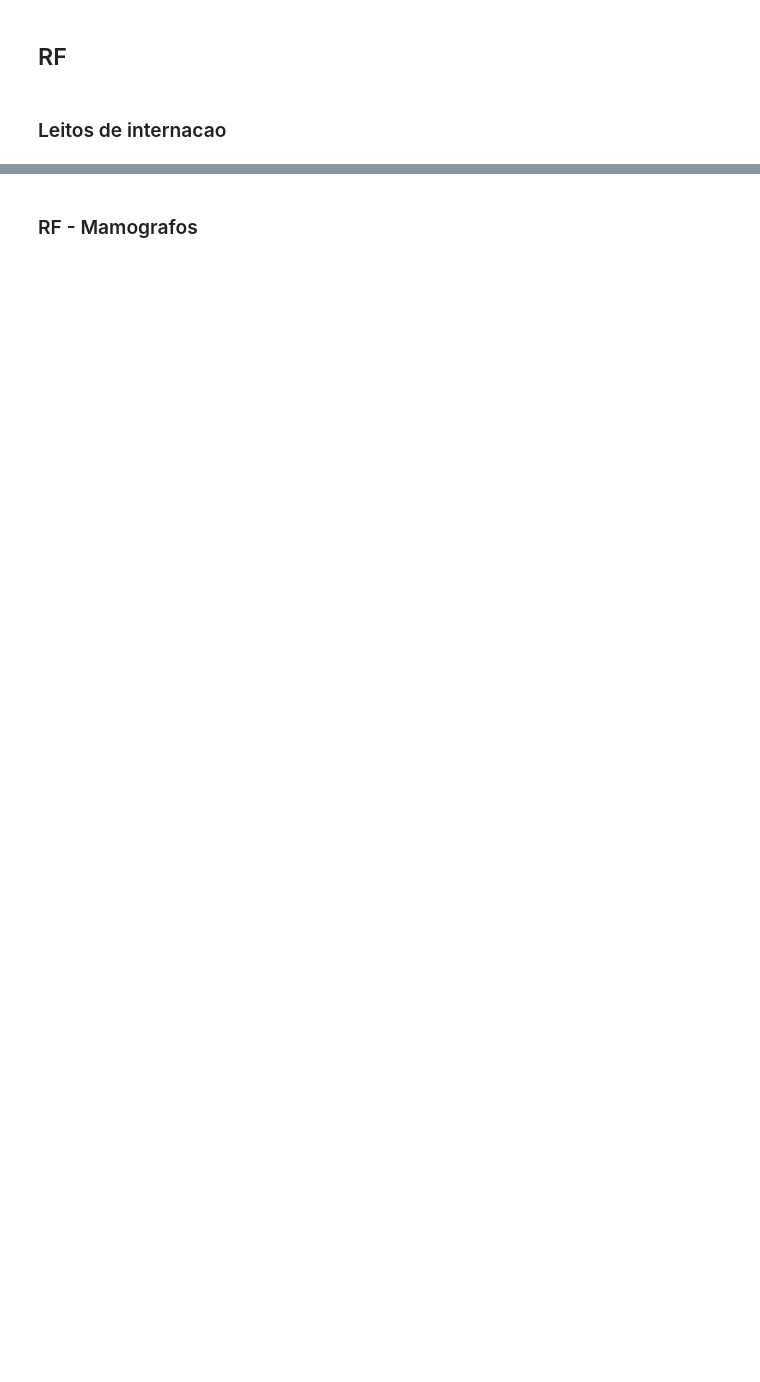
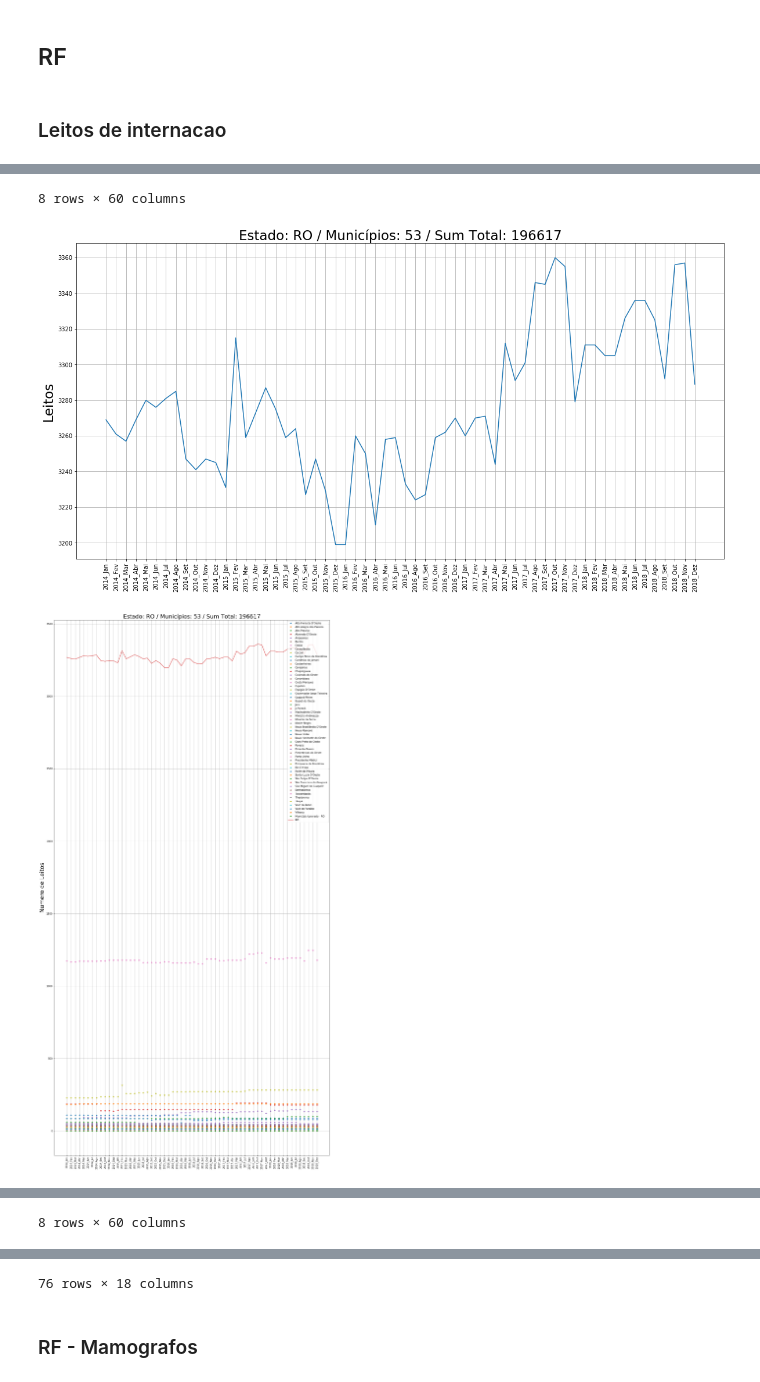
Before and after one commit to helderrezende/naliel_bcggamma, a Jupyter notebook: EDA/RF - RH.ipynb, the cells around one changed output, grey strips where cells are left out. Drawn from its saved outputs; the diff is of its cells as text; code cells hidden in the pictures; blank space fills up the shorter version.

```diff
--- a/EDA/RF - RH.ipynb
+++ b/EDA/RF - RH.ipynb
@@ -177,0 +221,15 @@ plot_RF(aux,new_names,name_y_label)
+# %%
+data_leitos_internacao = pd.read_csv('../data/RF- Leitos de Internação.csv', sep=';', skiprows=3, encoding='latin1')
+
+new_names = ['2014_Jan', '2014_Fev', '2014_Mar', '2014_Abr', '2014_Mai', '2014_Jun', '2014_Jul', '2014_Ago', '2014_Set', '2014_Out', '2014_Nov', '2014_Dez',
+             '2015_Jan', '2015_Fev', '2015_Mar', '2015_Abr', '2015_Mai', '2015_Jun', '2015_Jul', '2015_Ago', '2015_Set', '2015_Out', '2015_Nov', '2015_Dez',
+             '2016_Jan', '2016_Fev', '2016_Mar', '2016_Abr', '2016_Mai', '2016_Jun', '2016_Jul', '2016_Ago', '2016_Set', '2016_Out', '2016_Nov', '2016_Dez',
+             '2017_Jan', '2017_Fev', '2017_Mar', '2017_Abr', '2017_Mai', '2017_Jun', '2017_Jul', '2017_Ago', '2017_Set', '2017_Out', '2017_Nov', '2017_Dez',
+             '2018_Jan', '2018_Fev', '2018_Mar', '2018_Abr', '2018_Mai', '2018_Jun', '2018_Jul', '2018_Ago', '2018_Set', '2018_Out', '2018_Nov', '2018_Dez']
+
+dataframe = data_leitos_internacao.copy()
+label_s = new_names
+name_y_label = 'Leitos'
+
+df_Fim_todos = new_features_and_plot(dataframe,label_s,name_y_label)
+# %% [output]
@@ -177,0 +245,3 @@ plot_RF(aux,new_names,name_y_label)
+8 rows × 60 columns
+[figure, added]
+[figure, added]
@@ -177,0 +286 @@ plot_RF(aux,new_names,name_y_label)
+8 rows × 60 columns
@@ -177,0 +301 @@ plot_RF(aux,new_names,name_y_label)
+76 rows × 18 columns
```
Also changed, not shown: parts of 23 cells of this notebook.
